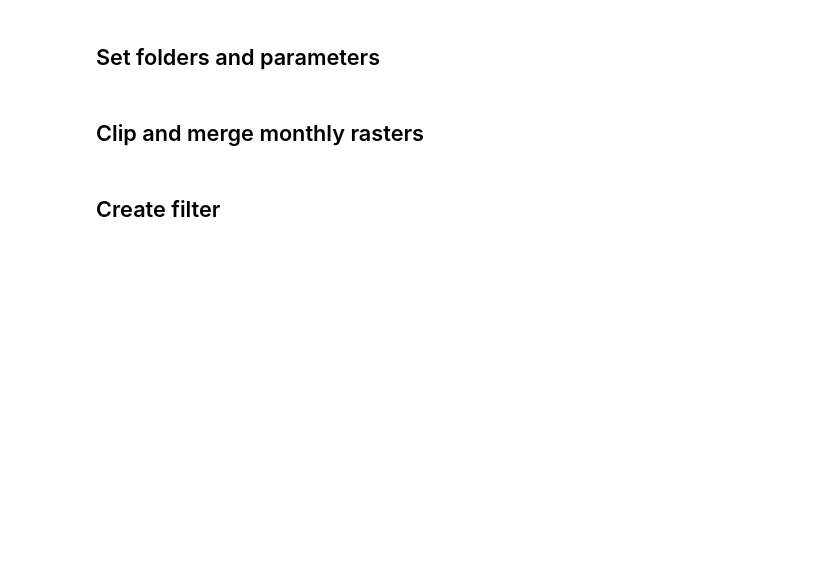
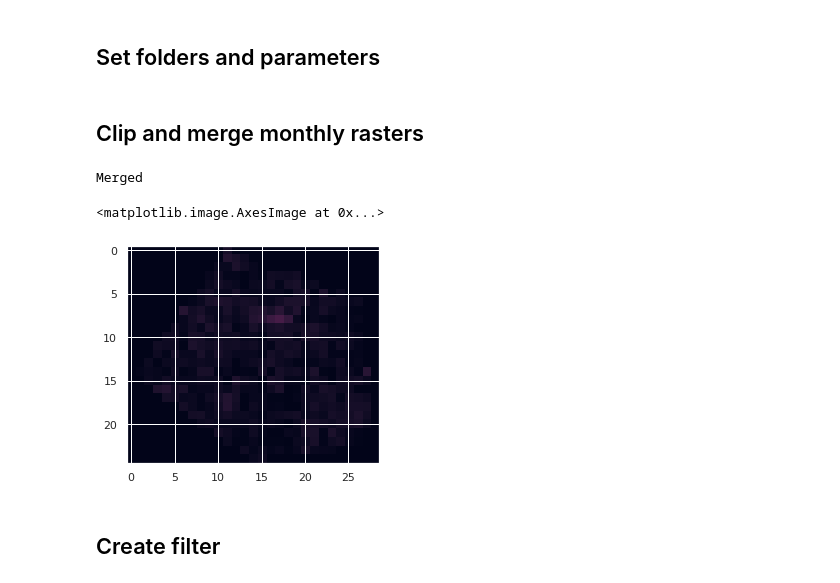
Before and after one commit to carderne/gridfinder, a Jupyter notebook: notebooks/example.ipynb, the cells around one changed output. Drawn from its saved outputs; the diff is of its cells as text; code cells hidden in the pictures; blank space fills up the shorter version.

Commit message:
Resolve merge conflicts.

```diff
--- a/notebooks/example.ipynb
+++ b/notebooks/example.ipynb
@@ -68,0 +75,3 @@ gf.clip_rasters(folder_ntl_in, folder_ntl_out, aoi_in)
+# %%
+# this is necessary until the rest of the notebook has been refactored to use the new saving method
+DEFAULT_CRS = "EPSG:4326"
@@ -69,8 +88,12 @@ gf.clip_rasters(folder_ntl_in, folder_ntl_out, aoi_in)
 # %%
-raster_merged, affine, crs = gf.merge_rasters(folder_ntl_out, percentile=percentile)
-save_raster(raster_merged_out, raster_merged, affine)
+raster_merged, affine, _ = merge_rasters(folder_ntl_out, percentile=percentile)
+save_2d_array_as_raster(raster_merged_out, raster_merged, affine, DEFAULT_CRS)
 print('Merged')
 plt.imshow(raster_merged, vmin=0, vmax=1)
+# %% [output]
+Merged
+<matplotlib.image.AxesImage at 0x...>
+[figure, added]
 # %% [markdown]
 ## Create filter
 # %%
```
Also changed, not shown: parts of 16 cells of this notebook, 21 other files.
